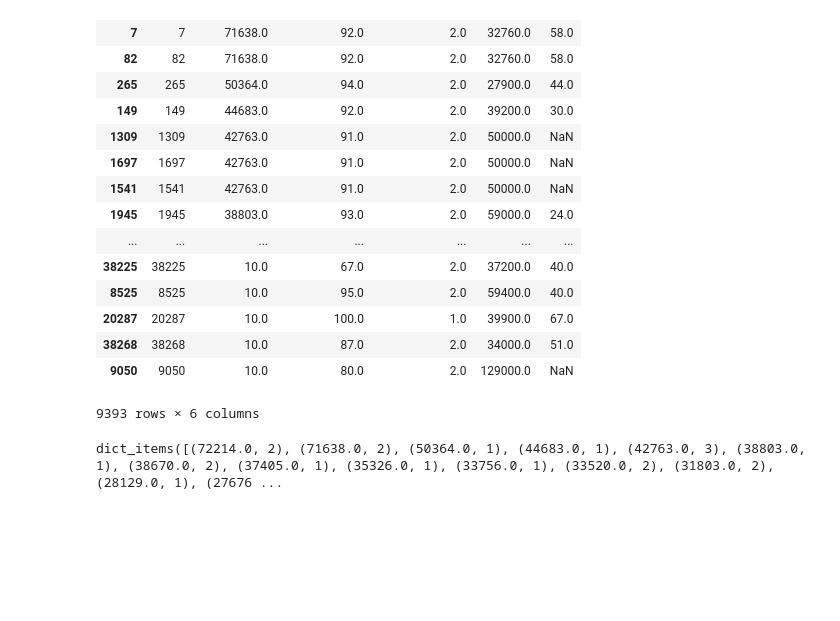
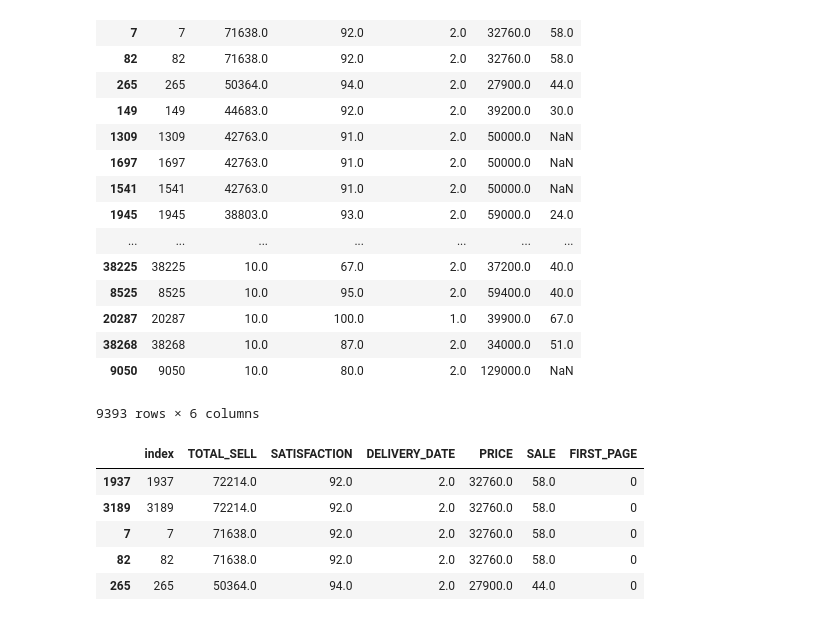
Before and after one commit to yiyejyn/ClothesSalesAnalysis, a Jupyter notebook: Untitled.ipynb, the cells around one changed output. Saved outputs shown, nothing was run; the diff lists cells and outputs as text; code cells hidden in the pictures; blank space fills up the shorter version.

```diff
--- a/Untitled.ipynb
+++ b/Untitled.ipynb
@@ -58,4 +62,9 @@ pf = pf[pf.TOTAL_SELL !=0]
 # %%
-pf['']
+pf.head()
 # %% [output]
-dict_items([(72214.0, 2), (71638.0, 2), (50364.0, 1), (44683.0, 1), (42763.0, 3), (38803.0, 1), (38670.0, 2), (37405.0, 1), (35326.0, 1), (33756.0, 1), (33520.0, 2), (31803.0, 2), (28129.0, 1), (27676 ...
+|  | index | TOTAL_SELL | SATISFACTION | DELIVERY_DATE | PRICE | SALE | FIRST_PAGE |
+| 1937 | 1937 | 72214.0 | 92.0 | 2.0 | 32760.0 | 58.0 | 0 |
+| 3189 | 3189 | 72214.0 | 92.0 | 2.0 | 32760.0 | 58.0 | 0 |
+| 7 | 7 | 71638.0 | 92.0 | 2.0 | 32760.0 | 58.0 | 0 |
+| 82 | 82 | 71638.0 | 92.0 | 2.0 | 32760.0 | 58.0 | 0 |
+| 265 | 265 | 50364.0 | 94.0 | 2.0 | 27900.0 | 44.0 | 0 |
```
Also changed, not shown: parts of 7 cells of this notebook.
